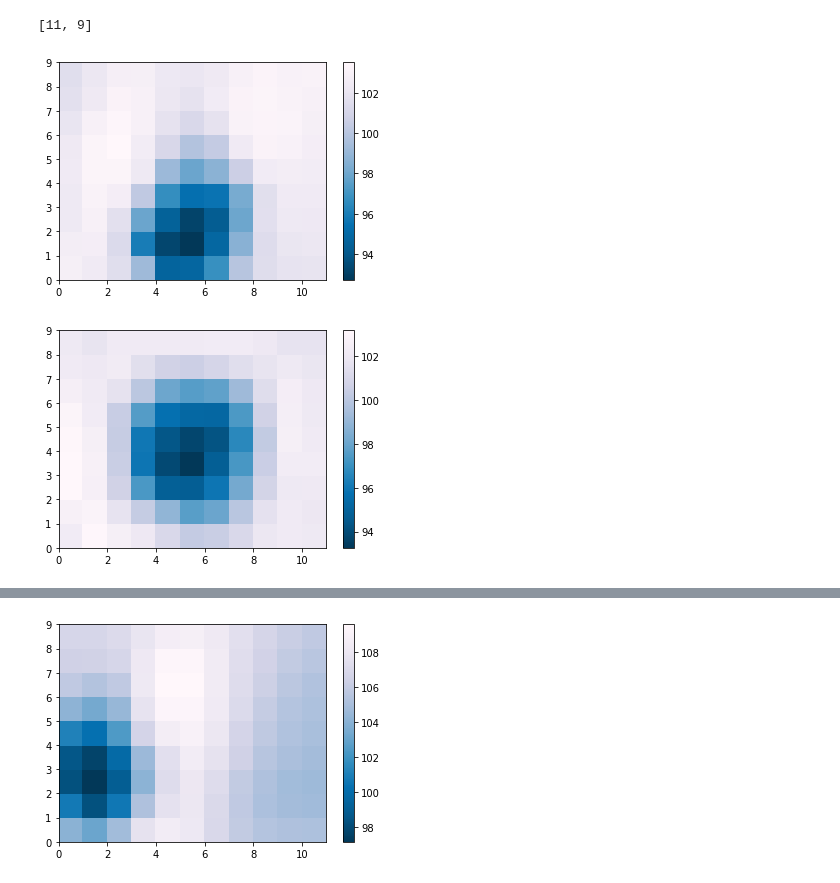
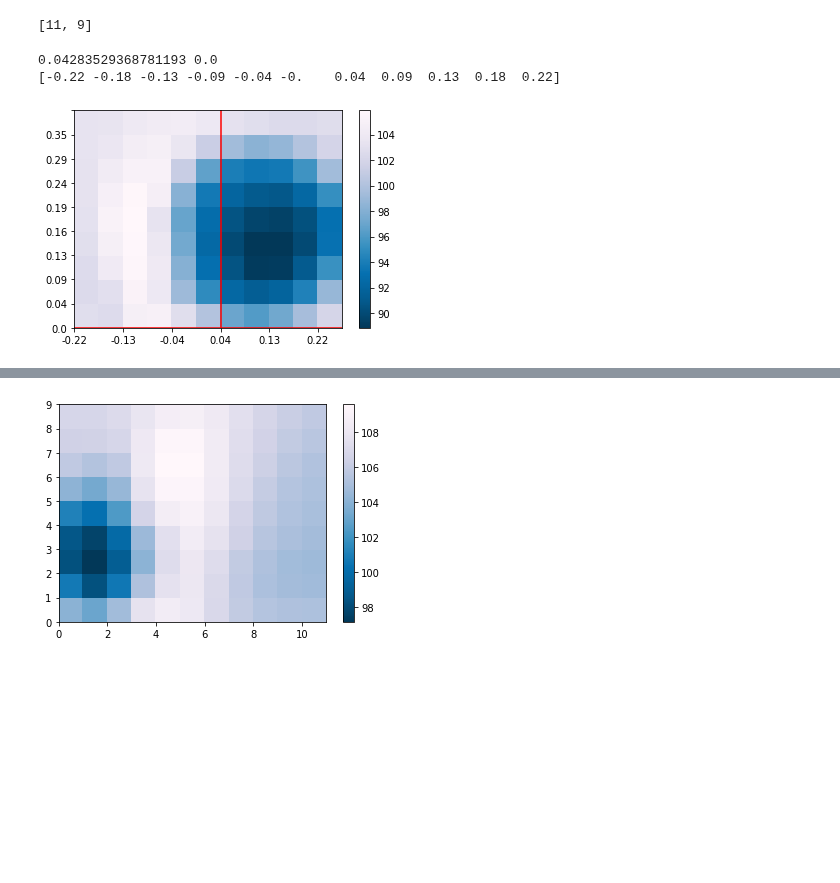
Before and after one commit to machines-in-motion/deepq_stepper, a Jupyter notebook: python/py_deepq_stepper/2d_dq_stepper_test.ipynb, the cells around one changed output, grey strips where cells are left out. Saved outputs shown, nothing was run; the diff lists cells and outputs as text; code cells hidden in the pictures; blank space fills up the shorter version.

Commit message:
updated code to generate plots for papers

```diff
--- a/python/py_deepq_stepper/2d_dq_stepper_test.ipynb
+++ b/python/py_deepq_stepper/2d_dq_stepper_test.ipynb
@@ -152,30 +151,42 @@ env = TwoDLipmEnv(0.2, 0.13, 0.22, [1, 3, 0], no_actions= [11, 9])
 no_actions = [len(env.action_space_x), len(env.action_space_y)]
 print(no_actions)
 
-dqs = TwoDQStepper(lr=1e-4, gamma=0.98, use_tarnet= True, no_actions= no_actions, trained_model='../../models/dqs_3')
+dqs = TwoDQStepper(lr=1e-4, gamma=0.98, use_tarnet= True, no_actions= no_actions, trained_model='../../models/twod/dqs_2')
 # %% [output]
 [11, 9]
 # %%
 # This block is for visualising the output from the dqstepper
-def plot_heatmap(x1, dqs):
+def compute_dcm(state, ht):
+    return state[0] + np.sqrt(ht/9.81)*state[1]
+
+def plot_heatmap(x1, dqs, env):
     q = dqs.predict_q(x1)
     n = dqs.no_actions
     q_mat = np.zeros((n[1], n[0]))
     for i in range(len(q)):
         q_mat[int(dqs.x_in[i,8]), int(dqs.x_in[i,7])] = q[i]
+    dcm_x = compute_dcm([x1[0], x1[2]], 0.2)
+    dcm_y = compute_dcm([x1[1], x1[3]], 0.2)
     fig, ax = plt.subplots()
+    ax.set_xticklabels(env.action_space_x[::2])
+    ax.set_yticklabels(env.action_space_y)
+    ax.axvline(x=6, color = 'red')
+    ax.axhline(y=dcm_y, color = 'red')
     heatmap = ax.pcolor(q_mat, cmap='PuBu_r')
+    print(dcm_x, dcm_y)
+    print(env.action_space_x)
     fig.colorbar(heatmap, ax=ax)
     plt.show()
 
-x1 = [0, 0, 0, 0, -1, 0, 0]
-x2 = [0, 0, 0, 0, 1, 0, 0]
+x1 = [0, 0, 0.3, 0, 1, 0, 0]
+# x2 = [0, 0, 0, 0, 1, 0, 0]
 
-plot_heatmap(x1, dqs)
-plot_heatmap(x2, dqs)
+plot_heatmap(x1, dqs, env)
+# plot_heatmap(x2, dqs)
 # %% [output]
+0.04283529368781193 0.0
+[-0.22 -0.18 -0.13 -0.09 -0.04 -0.    0.04  0.09  0.13  0.18  0.22]
-[figure, old version]
+[figure, new version]
-[figure, removed]
 # %%
 # This block animates the stepper
 no_steps = 20
```
Also changed, not shown: parts of 4 cells of this notebook, 8 other files.
